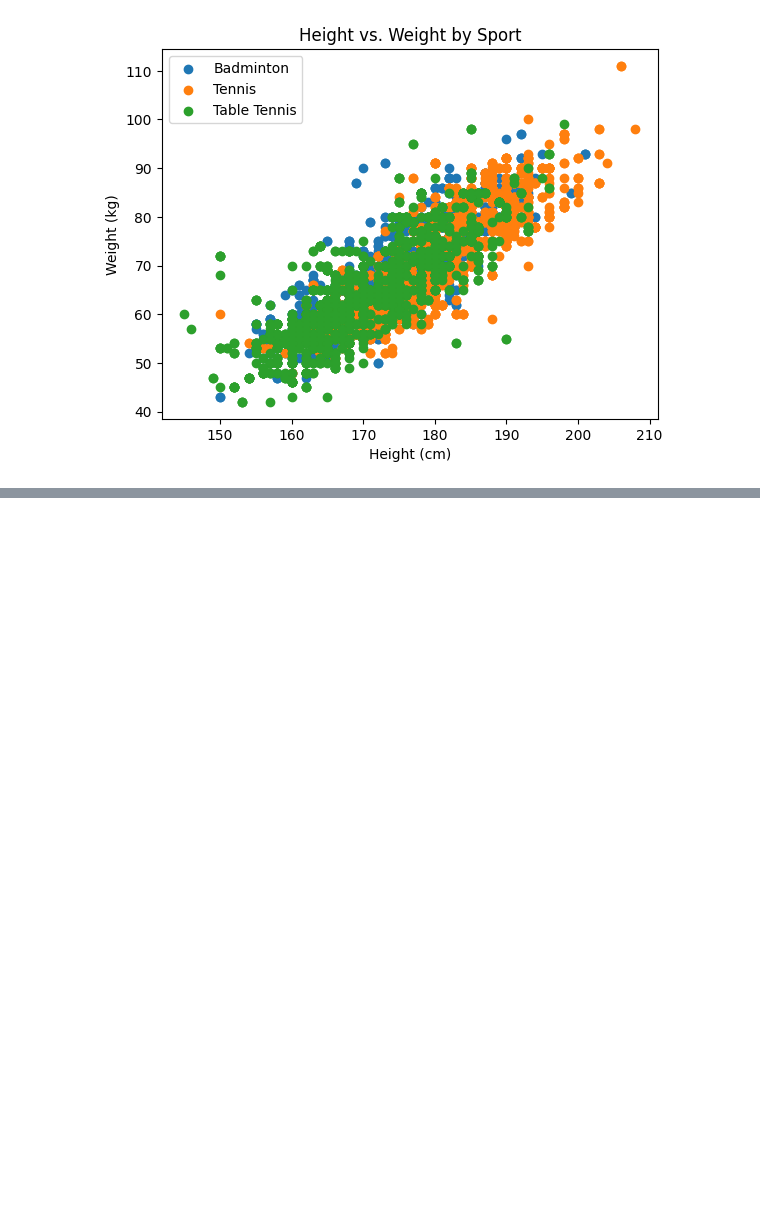
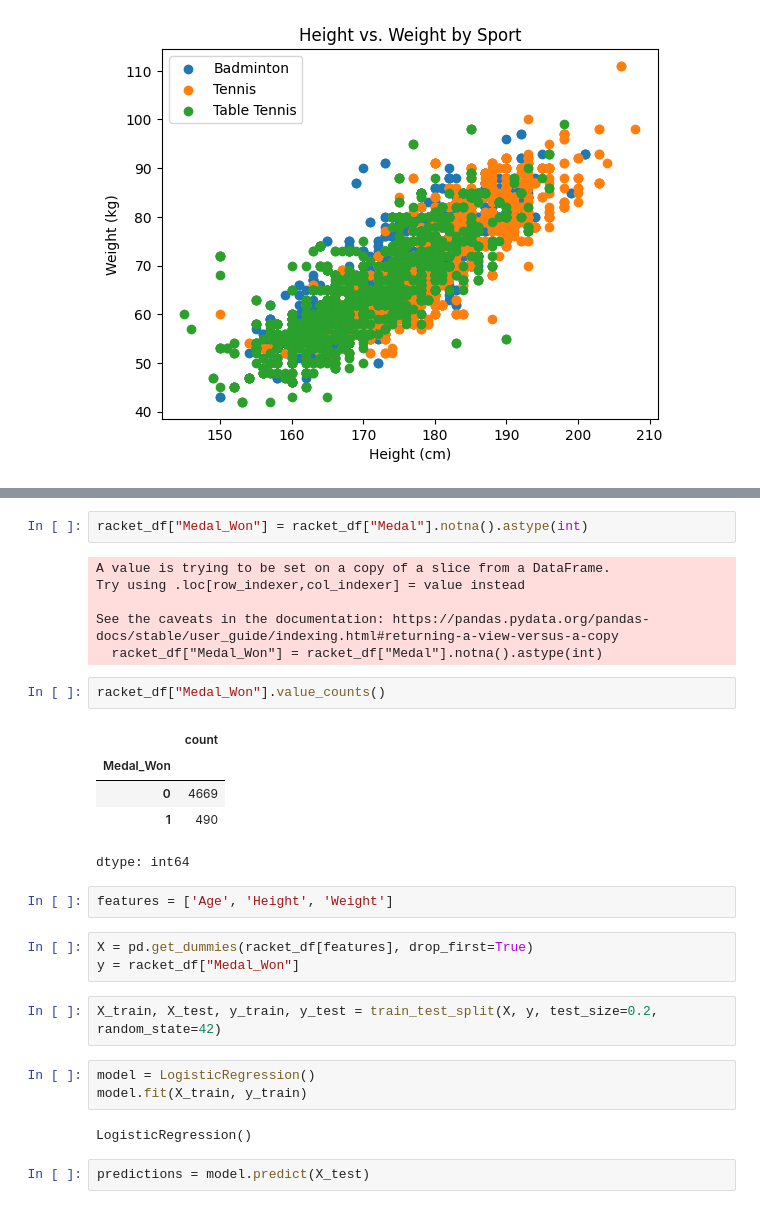
Before and after one commit to vp0716/Olympics, a Jupyter notebook: Olympics.ipynb, the cells around one changed output, grey strips where cells are left out. Drawn from its saved outputs; the diff is of its cells as text; blank space fills up the shorter version.

Commit message:
Tested LogisticRegression Model

```diff
--- a/Olympics.ipynb
+++ b/Olympics.ipynb
@@ -224,0 +236,30 @@ plt.show()
+# %%
+racket_df["Medal_Won"] = racket_df["Medal"].notna().astype(int)
+# %% [output]
+A value is trying to be set on a copy of a slice from a DataFrame.
+Try using .loc[row_indexer,col_indexer] = value instead
+
+See the caveats in the documentation: https://pandas.pydata.org/pandas-docs/stable/user_guide/indexing.html#returning-a-view-versus-a-copy
+  racket_df["Medal_Won"] = racket_df["Medal"].notna().astype(int)
+# %%
+racket_df["Medal_Won"].value_counts()
+# %% [output]
+|  | count |
+| Medal_Won |  |
+| 0 | 4669 |
+| 1 | 490 |
+dtype: int64
+# %%
+features = ['Age', 'Height', 'Weight']
+# %%
+X = pd.get_dummies(racket_df[features], drop_first=True)
+y = racket_df["Medal_Won"]
+# %%
+X_train, X_test, y_train, y_test = train_test_split(X, y, test_size=0.2, random_state=42)
+# %%
+model = LogisticRegression()
+model.fit(X_train, y_train)
+# %% [output]
+LogisticRegression()
+# %%
+predictions = model.predict(X_test)
```
Also changed, not shown: parts of 2 cells of this notebook.
